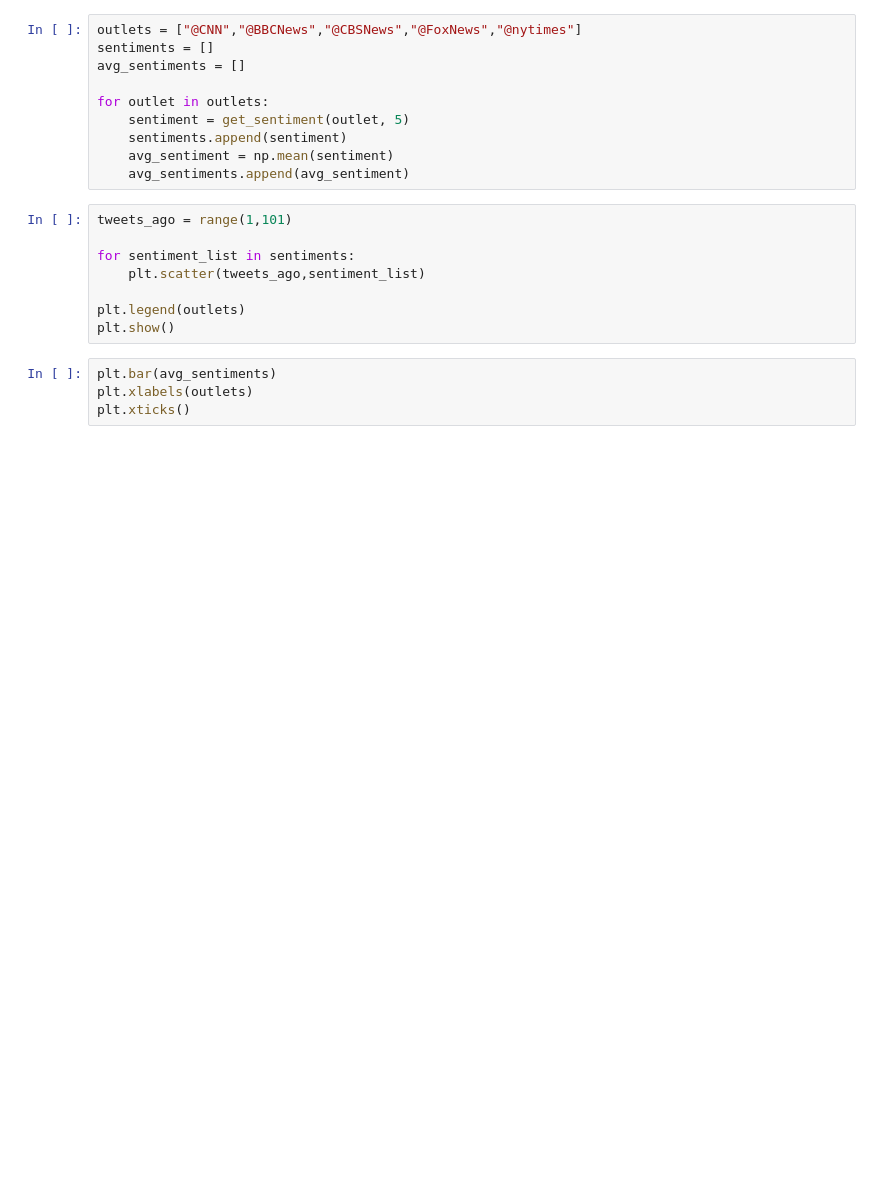
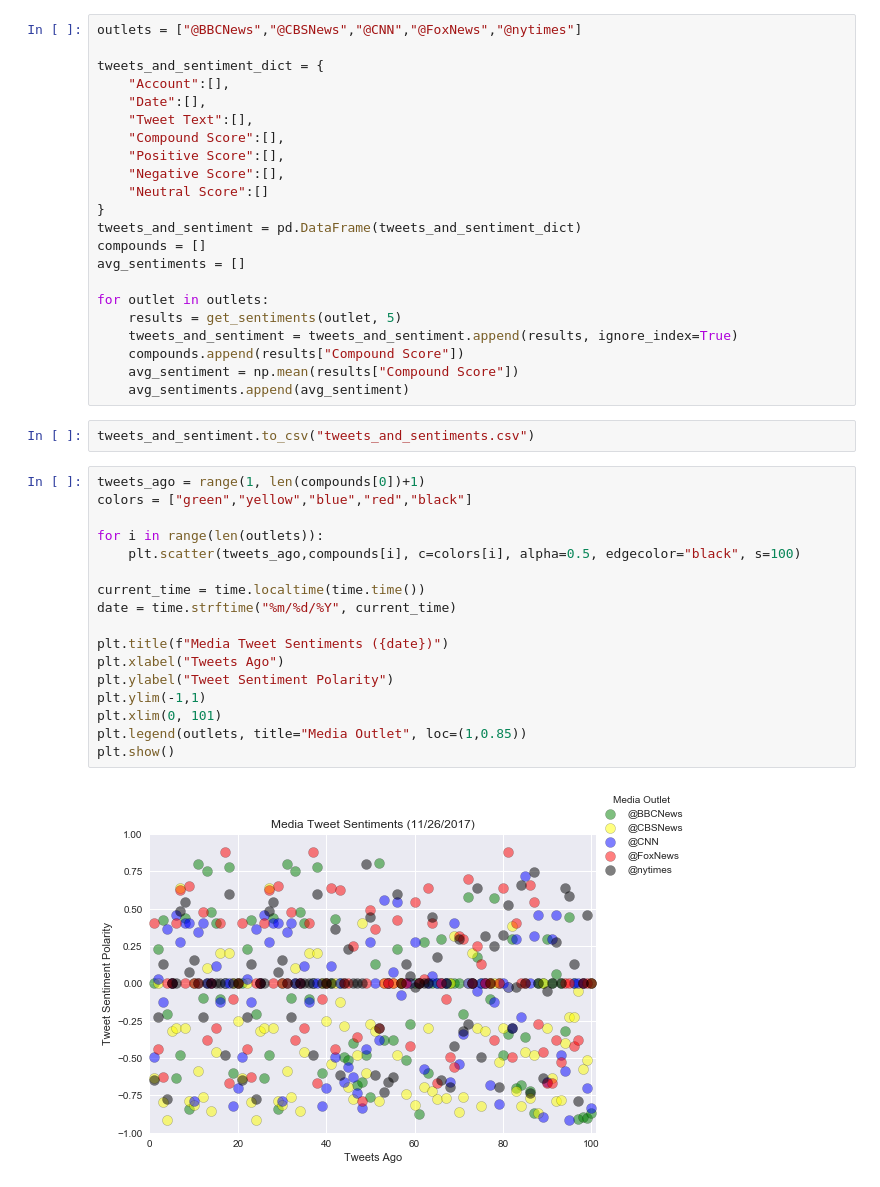
Before and after one commit to mmclaughlin87/news-tweets-sentiment-analysis, a Jupyter notebook: working_copy.ipynb, the cells around one changed output. Cells and saved outputs as stored; diff of their text form; blank space fills up the shorter version.

```diff
--- a/working_copy.ipynb
+++ b/working_copy.ipynb
@@ -41,22 +63,43 @@ TweepError: [{'message': 'Internal error', 'code': 131}]
 # %%
-outlets = ["@CNN","@BBCNews","@CBSNews","@FoxNews","@nytimes"]
-sentiments = []
+outlets = ["@BBCNews","@CBSNews","@CNN","@FoxNews","@nytimes"]
+
+tweets_and_sentiment_dict = {
+    "Account":[],
+    "Date":[],
+    "Tweet Text":[],
+    "Compound Score":[],
+    "Positive Score":[],
+    "Negative Score":[],
+    "Neutral Score":[]
+}
+tweets_and_sentiment = pd.DataFrame(tweets_and_sentiment_dict)
+compounds = []
 avg_sentiments = []
 
 for outlet in outlets:
-    sentiment = get_sentiment(outlet, 5)
-    sentiments.append(sentiment)
-    avg_sentiment = np.mean(sentiment)
+    results = get_sentiments(outlet, 5)
+    tweets_and_sentiment = tweets_and_sentiment.append(results, ignore_index=True)
+    compounds.append(results["Compound Score"])
+    avg_sentiment = np.mean(results["Compound Score"])
     avg_sentiments.append(avg_sentiment)
-# %%
-tweets_ago = range(1,101)
-
-for sentiment_list in sentiments:
-    plt.scatter(tweets_ago,sentiment_list)
-
-plt.legend(outlets)
-plt.show()
-# %%
-plt.bar(avg_sentiments)
-plt.xlabels(outlets)
-plt.xticks()
+# %%
+tweets_and_sentiment.to_csv("tweets_and_sentiments.csv")
+# %%
+tweets_ago = range(1, len(compounds[0])+1)
+colors = ["green","yellow","blue","red","black"]
+
+for i in range(len(outlets)):
+    plt.scatter(tweets_ago,compounds[i], c=colors[i], alpha=0.5, edgecolor="black", s=100)
+
+current_time = time.localtime(time.time())
+date = time.strftime("%m/%d/%Y", current_time)
+
+plt.title(f"Media Tweet Sentiments ({date})")
+plt.xlabel("Tweets Ago")
+plt.ylabel("Tweet Sentiment Polarity")
+plt.ylim(-1,1)
+plt.xlim(0, 101)
+plt.legend(outlets, title="Media Outlet", loc=(1,0.85))
+plt.show()
+# %% [output]
+[figure, added]
```
Also changed, not shown: parts of 4 cells of this notebook, 1 other file.
